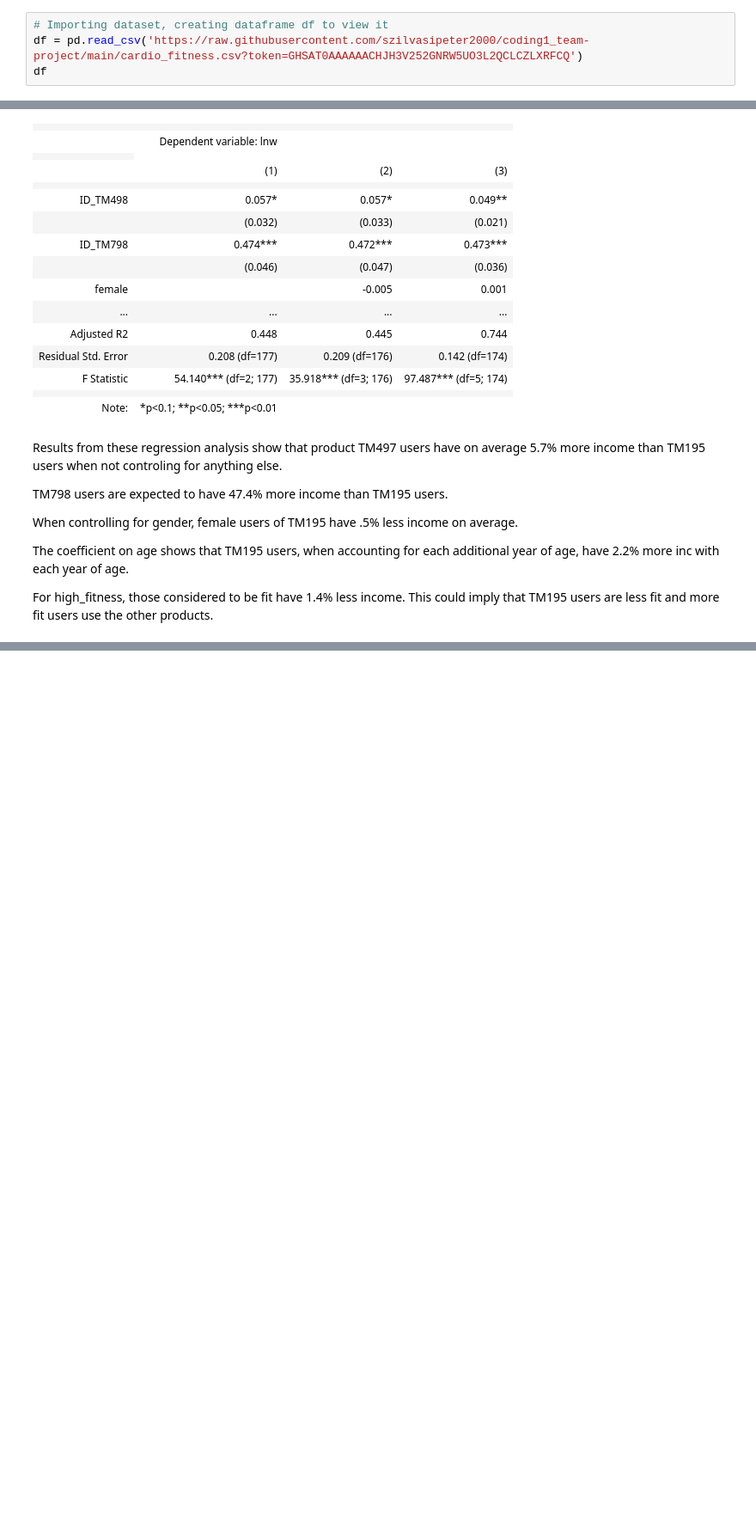
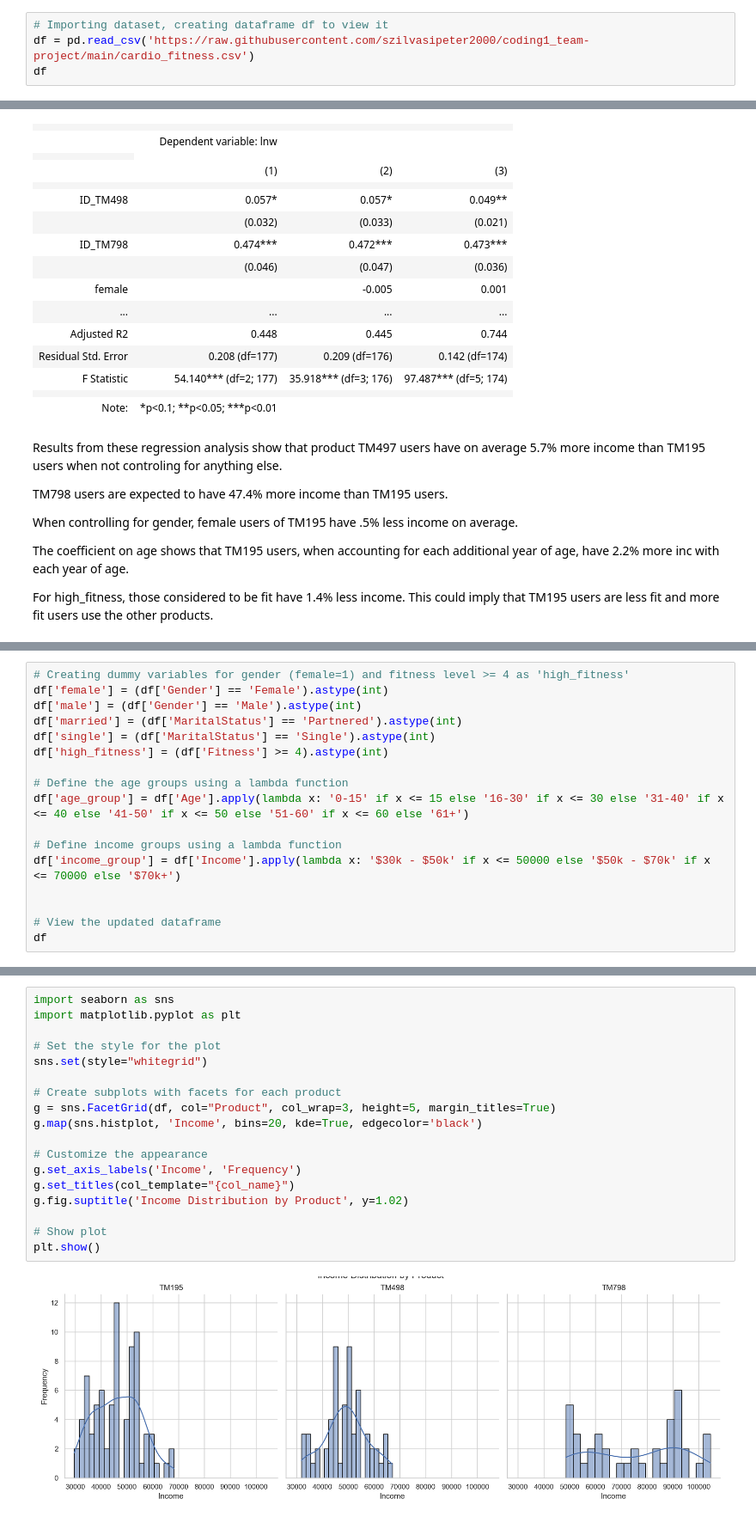
Before and after one commit to szilvasipeter2000/coding1_team-project, a Jupyter notebook: team_3.ipynb, the cells around one changed output, grey strips where cells are left out. Shown: that part at 86% size. Saved outputs shown, nothing was run; the diff lists cells and outputs as text; blank space fills up the shorter version.

```diff
--- a/team_3.ipynb
+++ b/team_3.ipynb
@@ -5,6 +7,6 @@ import numpy as np
 # %%
 # Importing dataset, creating dataframe df to view it
-df = pd.read_csv('https://raw.githubusercontent.com/szilvasipeter2000/coding1_team-project/main/cardio_fitness.csv?token=GHSAT0AAAAAACHJH3V252GNRW5UO3L2QCLCZLXRFCQ')
+df = pd.read_csv('https://raw.githubusercontent.com/szilvasipeter2000/coding1_team-project/main/cardio_fitness.csv')
 df
 # %% [output]
 |  | Product | Age | Gender | Education | MaritalStatus | Usage | Fitness | Income | Miles |
@@ -94,0 +142,17 @@ For high_fitness, those considered to be fit have 1.4% less income. This could i
+# %%
+# Creating dummy variables for gender (female=1) and fitness level >= 4 as 'high_fitness'
+df['female'] = (df['Gender'] == 'Female').astype(int)
+df['male'] = (df['Gender'] == 'Male').astype(int)
+df['married'] = (df['MaritalStatus'] == 'Partnered').astype(int)
+df['single'] = (df['MaritalStatus'] == 'Single').astype(int)
+df['high_fitness'] = (df['Fitness'] >= 4).astype(int)
+
+# Define the age groups using a lambda function
+df['age_group'] = df['Age'].apply(lambda x: '0-15' if x <= 15 else '16-30' if x <= 30 else '31-40' if x <= 40 else '41-50' if x <= 50 else '51-60' if x <= 60 else '61+')
+
+# Define income groups using a lambda function
+df['income_group'] = df['Income'].apply(lambda x: '$30k - $50k' if x <= 50000 else '$50k - $70k' if x <= 70000 else '$70k+')
+
+
+# View the updated dataframe
+df
@@ -94,0 +188,20 @@ For high_fitness, those considered to be fit have 1.4% less income. This could i
+# %%
+import seaborn as sns
+import matplotlib.pyplot as plt
+
+# Set the style for the plot
+sns.set(style="whitegrid")
+
+# Create subplots with facets for each product
+g = sns.FacetGrid(df, col="Product", col_wrap=3, height=5, margin_titles=True)
+g.map(sns.histplot, 'Income', bins=20, kde=True, edgecolor='black')
+
+# Customize the appearance
+g.set_axis_labels('Income', 'Frequency')
+g.set_titles(col_template="{col_name}")
+g.fig.suptitle('Income Distribution by Product', y=1.02)
+
+# Show plot
+plt.show()
+# %% [output]
+[figure, added]
```
Also changed, not shown: parts of 8 cells of this notebook.
